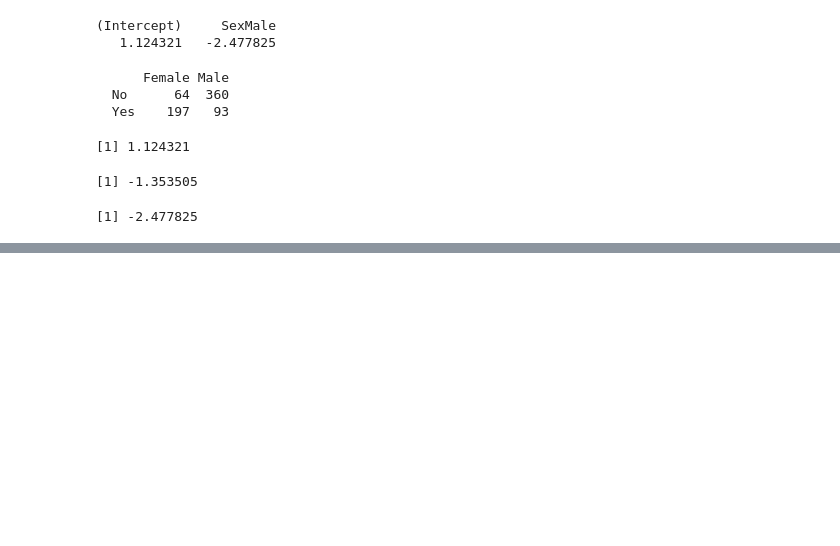
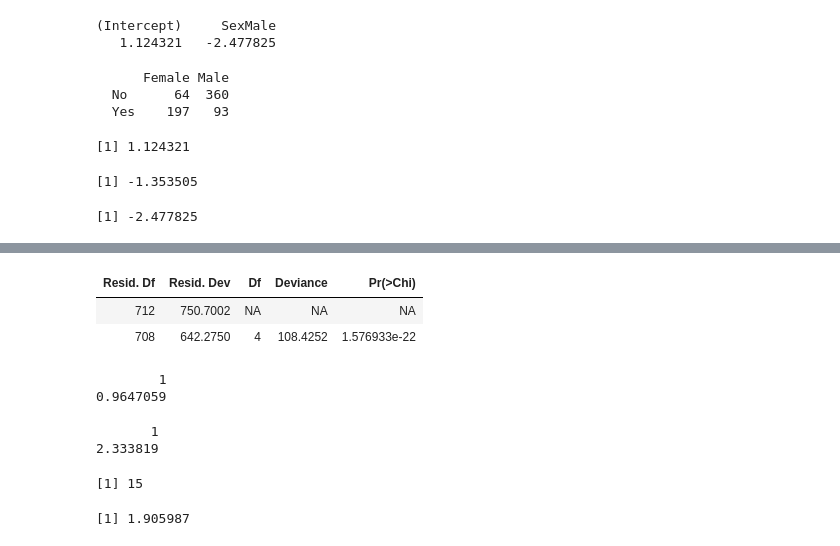
Before and after one commit to DmitrySerg/Statistics, a Jupyter notebook: Stepic/[R]Stepic_Statistics_part2.ipynb, the cells around one changed output, grey strips where cells are left out. Cells and saved outputs as stored; diff of their text form; code cells hidden in the pictures; blank space fills up the shorter version.

```diff
--- a/Stepic/[R]Stepic_Statistics_part2.ipynb
+++ b/Stepic/[R]Stepic_Statistics_part2.ipynb
@@ -157,0 +234,31 @@ log(odds_ratio)
+# %%
+# сравнение моделей
+fit1 <- glm(Survived ~ Sex, titanic, family = "binomial")
+fit2 <- glm(Survived ~ Sex * Pclass, titanic, family = "binomial")
+
+anova(fit1, fit2, test="Chisq")
+# %% [output]
+| Resid. Df | Resid. Dev | Df | Deviance | Pr(>Chi) |
+| 712 | 750.7002 | NA | NA | NA |
+| 708 | 642.2750 | 4 | 108.4252 | 1.576933e-22 |
+# %%
+# предсказание новых данных
+new_data <- data.frame(Sex = "Female", Pclass = "First")
+predict(fit2, newdata = new_data, type = "response")
+# %% [output]
+        1
+0.9647059
+# %%
+fit3 <- glm(Survived ~ Sex + Pclass, titanic, family = "binomial")
+predict(fit3, newdata = new_data)
+# %% [output]
+       1
+2.333819
+# %%
+exp(-0.8472979)/(0.428571411594516+1) * 50
+# %% [output]
+[1] 15
+# %%
+exp(0.645)
+# %% [output]
+[1] 1.905987
```
Also changed, not shown: parts of 3 cells of this notebook.
